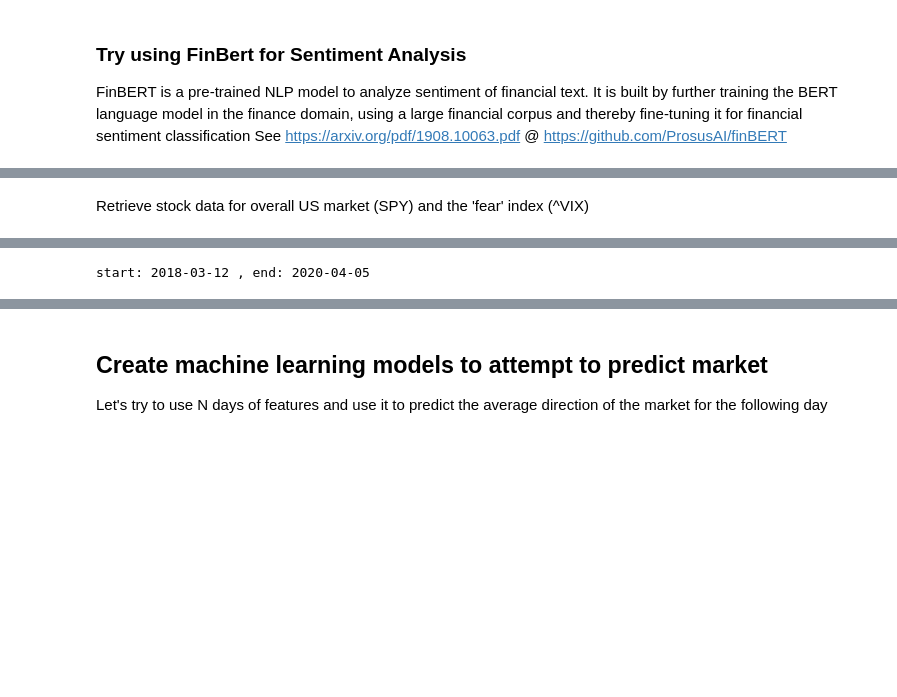
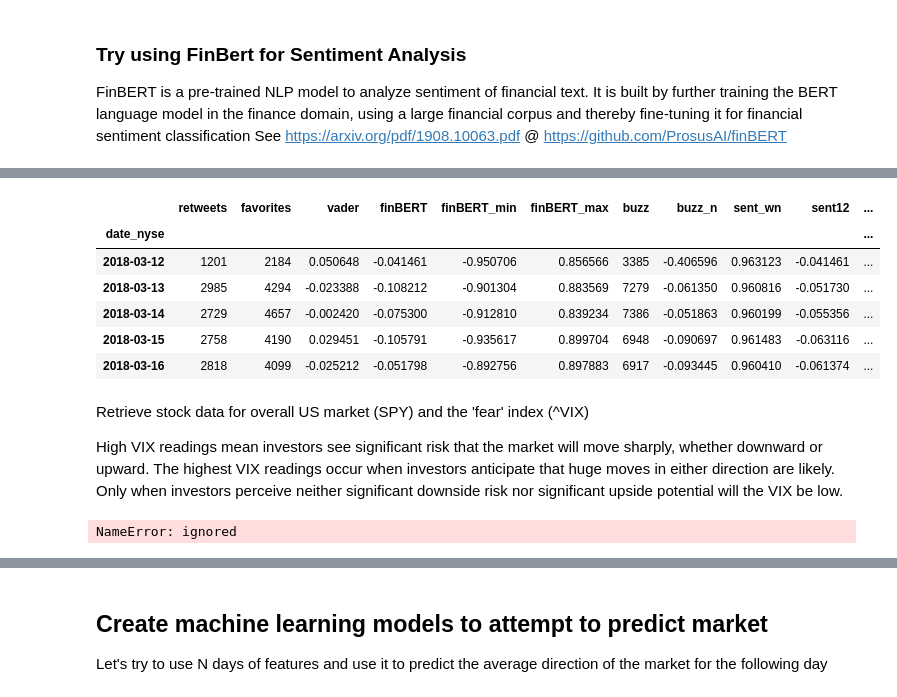
Before and after one commit to eleow/roboadvisorSystem, a Jupyter notebook: SystemCode/backend/notebooks/Sentiments.ipynb, the cells around one changed output, grey strips where cells are left out. Saved outputs shown, nothing was run; the diff lists cells and outputs as text; code cells hidden in the pictures; blank space fills up the shorter version.

```diff
--- a/SystemCode/backend/notebooks/Sentiments.ipynb
+++ b/SystemCode/backend/notebooks/Sentiments.ipynb
@@ -139,21 +221,3 @@ combined_pat2 = r'|'.join((combined_pat,pat3)) # we combine pat1, pat2 and pat3
 ### Try using VADER for sentiment analysis
 VADER (Valence Aware Dictionary and sEntiment Reasoner) which is a lexicon and rule-based sentiment analysis tool that is specifically attuned to sentiments expressed in social media
 (read more here: https://medium.com/analytics-vidhya/simplifying-social-media-sentiment-analysis-using-vader-in-python-f9e6ec6fc52f)
-# %%
-from nltk.sentiment.vader import SentimentIntensityAnalyzer
-sia = SentimentIntensityAnalyzer()
-
-# for tweet in dataset['text'][:10]:
-#     print(tweet)
-#     s = sia.polarity_scores(tweet)
-#     for k in sorted(s):
-#         print('{0}: {1}, '.format(k, s[k]), end='')
-#     print("\n")
-
-sentiment = []
-for tweet in dataset['text']:
-    s = sia.polarity_scores(tweet)
-    sentiment.append(s['compound'])
-
-dataset['vader'] = sentiment
-dataset[['text','vader']][:15]
@@ -319,2 +341,9 @@ df.head()
-# %% [markdown]
-Retrieve stock data for overall US market (SPY) and the 'fear' index (^VIX)
+# %%
+# convert sentiments to correct timezone and get daily sentiments
+donald_daily = get_daily(donald)
+cnbc_daily = get_daily(cnbc)
+
+print(cnbc_daily.index[0], donald_daily.index[0])
+donald_trunc = donald_daily[donald_daily.index >= cnbc_daily.index[0]]  # because CNBC data is only until 2018
+cnbc_daily.head()
+# %% [output]
@@ -321,6 +351,17 @@ Retrieve stock data for overall US market (SPY) and the 'fear' index (^VIX)
+|  | retweets | favorites | vader | finBERT | finBERT_min | finBERT_max | buzz | buzz_n | sent_wn | sent12 | ... |
+| date_nyse |  |  |  |  |  |  |  |  |  |  | ... |
+| 2018-03-12 | 1201 | 2184 | 0.050648 | -0.041461 | -0.950706 | 0.856566 | 3385 | -0.406596 | 0.963123 | -0.041461 | ... |
+| 2018-03-13 | 2985 | 4294 | -0.023388 | -0.108212 | -0.901304 | 0.883569 | 7279 | -0.061350 | 0.960816 | -0.051730 | ... |
+| 2018-03-14 | 2729 | 4657 | -0.002420 | -0.075300 | -0.912810 | 0.839234 | 7386 | -0.051863 | 0.960199 | -0.055356 | ... |
+| 2018-03-15 | 2758 | 4190 | 0.029451 | -0.105791 | -0.935617 | 0.899704 | 6948 | -0.090697 | 0.961483 | -0.063116 | ... |
+| 2018-03-16 | 2818 | 4099 | -0.025212 | -0.051798 | -0.892756 | 0.897883 | 6917 | -0.093445 | 0.960410 | -0.061374 | ... |
+# %% [markdown]
+Retrieve stock data for overall US market (SPY) and the 'fear' index (^VIX)
+
+High VIX readings mean investors see significant risk that the market will move sharply, whether downward or upward. The highest VIX readings occur when investors anticipate that huge moves in either direction are likely. Only when investors perceive neither significant downside risk nor significant upside potential will the VIX be low.
 # %%
-start = df.index[0].strftime('%Y-%m-%d')
-end = df.index[-1].strftime('%Y-%m-%d')
+start = max(cnbc_daily.index[0], donald_daily.index[0]).strftime('%Y-%m-%d')
+end = min(cnbc_daily.index[-1], donald_daily.index[-1]).strftime('%Y-%m-%d')
 
 tickers = ['SPY', '^VIX']
 yahoo_financials = YahooFinancials(tickers)
@@ -334,7 +375,25 @@ vix_data = pd.DataFrame(ydata[tickers[1]]['prices']).filter(['formatted_date', '
 vix_data['formatted_date'] = pd.to_datetime(vix_data['formatted_date'])
 vix_data.set_index('formatted_date', inplace=True, drop=True)
 
+# The 12- and 26-day exponential moving averages (EMAs) are often the most popularly quoted or analyzed short-term averages
+spy_data['EMA12'] = spy_data['adjclose'].ewm(span=12,adjust=False).mean()
+spy_data['EMA26'] = spy_data['adjclose'].ewm(span=26,adjust=False).mean()
+spy_data['EMA50'] = spy_data['adjclose'].ewm(span=50,adjust=False).mean()
+spy_data['EMA200'] = spy_data['adjclose'].ewm(span=200,adjust=False).mean()
+
 print('start:', start, ', end:', end)
 # print(spy_data.head())
+
+fig = make_subplots(rows=2, cols=1, specs=[[{"secondary_y": True}], [{"secondary_y": False}]])
+fig.add_trace(go.Scatter(x=spy_data.index, y=spy_data['adjclose'], opacity=0.2, name='spy'), secondary_y=False)
+fig.add_trace(go.Scatter(x=vix_data.index, y=vix_data['adjclose'], opacity=0.8, name='vix'), secondary_y=True)
+
+# fig.add_trace(go.Scatter(x=spy_data.index, y=spy_data['EMA12'], opacity=0.8, name='spy'), secondary_y=False)
+fig.add_trace(go.Scatter(x=spy_data.index, y=spy_data['EMA26'], opacity=0.8, name='spy'), secondary_y=False)
+
+# fig.add_trace(go.Scatter(x=donald_trunc.index, y=donald_daily['finBERT'], opacity=0.2, name='sent (donald)'), row=2, col=1)
+fig.add_trace(go.Scatter(x=donald_trunc.index, y=donald_daily['sent26'], opacity=0.8, name='sent26 (donald)'), row=2, col=1)
+# fig.add_trace(go.Scatter(x=cnbc_daily.index, y=cnbc_daily['finBERT'], opacity=0.2, name='sent (cnbc)'), row=2, col=1)
+fig.add_trace(go.Scatter(x=cnbc_daily.index, y=cnbc_daily['sent26'], opacity=0.8, name='sent26 (cnbc)'), row=2, col=1)
 # %% [output]
-start: 2018-03-12 , end: 2020-04-05
+NameError: ignored
```
Also changed, not shown: parts of 43 cells of this notebook.
